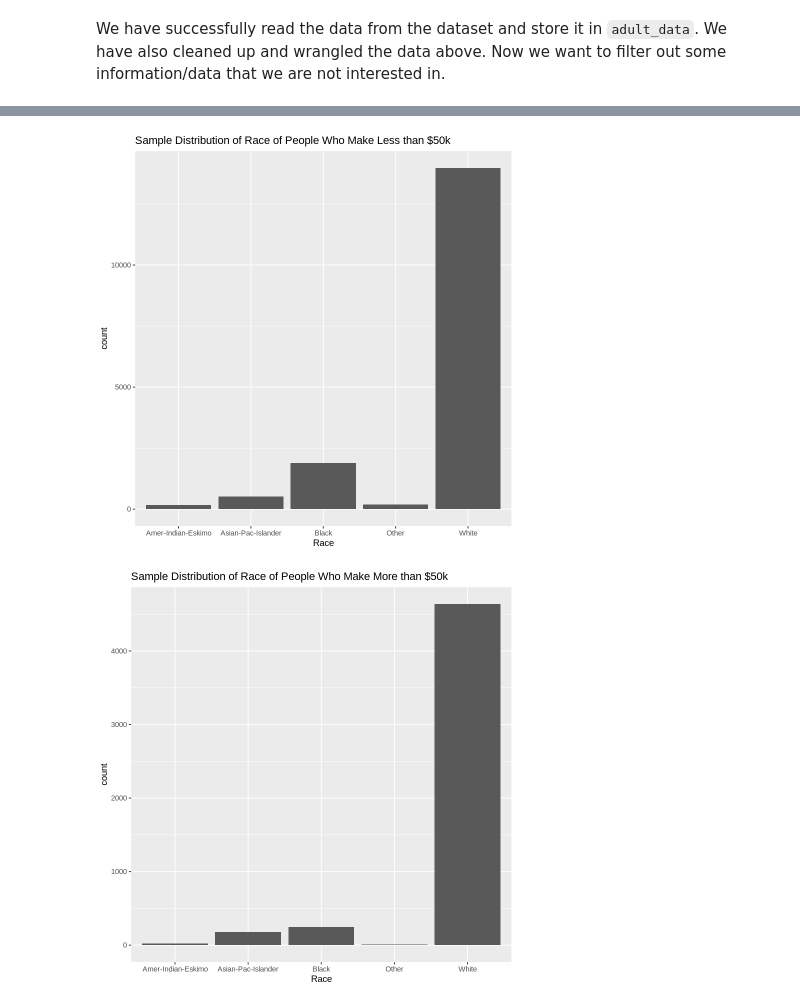
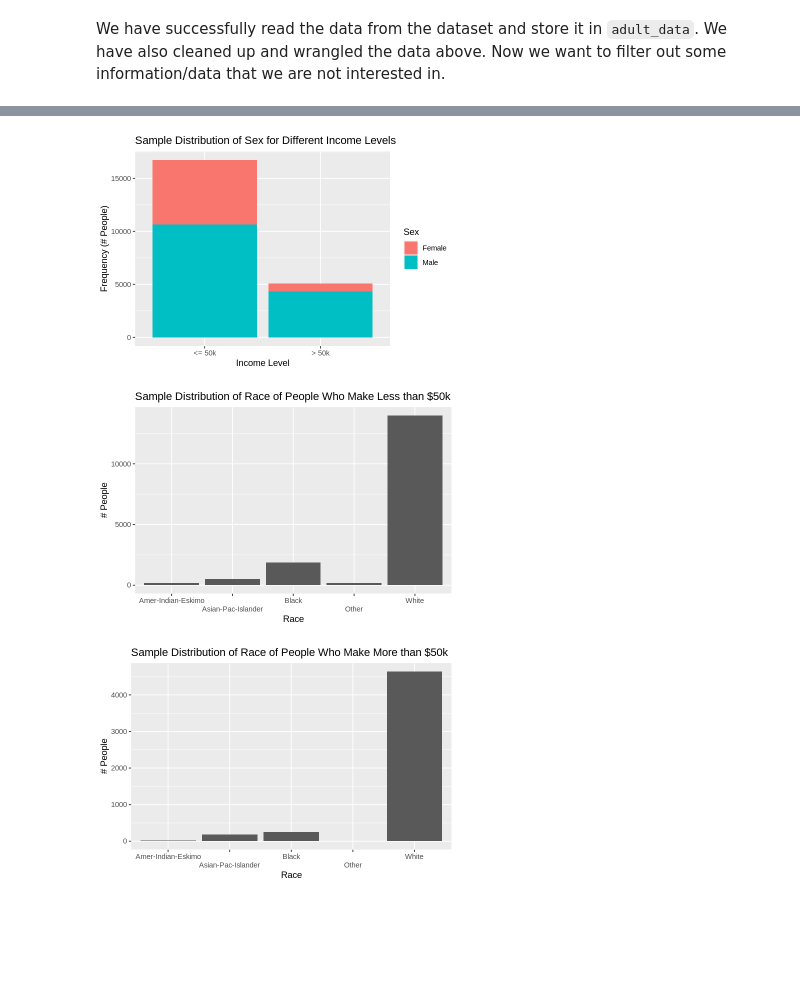
Before and after one commit to Julian-UBC/project-32, a Jupyter notebook: Untitled.ipynb, the cells around one changed output, grey strips where cells are left out. Saved outputs shown, nothing was run; the diff lists cells and outputs as text; code cells hidden in the pictures; blank space fills up the shorter version.

```diff
--- a/Untitled.ipynb
+++ b/Untitled.ipynb
@@ -50,7 +38,8 @@ We have successfully read the data from the dataset and store it in `adult_data`
 data <- adult_df %>%
     filter(!education %in% c("Some-college", "Prof-school", "Assoc-acdm", "Assoc-voc", "Doctorate")) %>%
     mutate(above_50_k = (class == ">50K"),
-          hours_per_week = as.integer(hours_per_week))
+          hours_per_week = as.integer(hours_per_week),
+          education = as.factor(education))
 
 head(data)
 # %% [output]
@@ -96,15 +74,35 @@ data %>%
+# %%
+data %>%
+    ggplot(aes(x = above_50_k)) +
+    geom_bar(aes(fill = sex), position="stack") +
+    scale_x_discrete(labels=c("FALSE" = "<= 50k", "TRUE" = "> 50k")) +
+    # geom_text(aes(label = paste0(round((..count../sum(..count..)),2)*100, "%")),
+    #         stat = "count",
+    #         position = position_stack(vjust = 0.5)) +
+    labs(x = "Income Level",
+         y = "Frequency (# People)",
+         fill = "Sex",
+         title = "Sample Distribution of Sex for Different Income Levels")
+# %% [output]
+[figure, added]
 # %%
 data %>%
     filter(above_50_k == FALSE) %>%
     ggplot() +
     geom_bar(aes(race)) +
-    labs(x = "Race", title = "Sample Distribution of Race of People Who Make Less than $50k")
+    labs(x = "Race",
+         y = "# People",
+         title = "Sample Distribution of Race of People Who Make Less than $50k") +
+    scale_x_discrete(guide = guide_axis(n.dodge=2))
 
 data %>%
     filter(above_50_k == TRUE) %>%
     ggplot() +
     geom_bar(aes(race)) +
-    labs(x = "Race", title = "Sample Distribution of Race of People Who Make More than $50k")
+    labs(x = "Race",
+         y = "# People",
+         title = "Sample Distribution of Race of People Who Make More than $50k") +
+    scale_x_discrete(guide = guide_axis(n.dodge=2))
 # %% [output]
-[figure, old version]
+[figure, new version]
-[figure, old version]
+[figure, new version]
```
Also changed, not shown: parts of 4 cells of this notebook.
